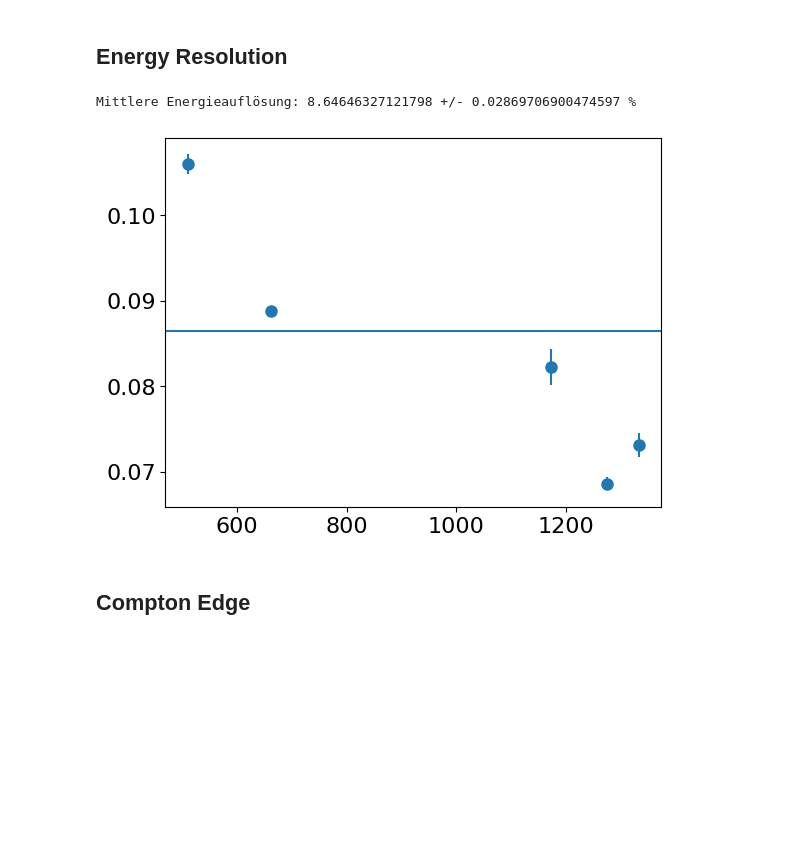
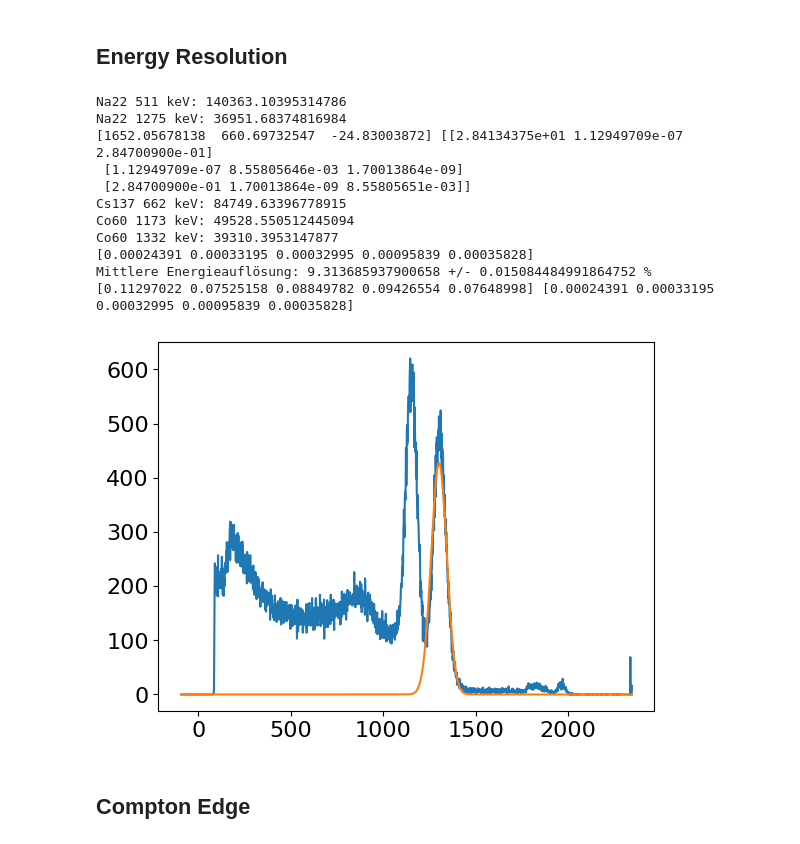
Before and after one commit to SteWey0/Fortgeschrittenenpraktikum, a Jupyter notebook: Gammaspektroskopie/Auswertung.ipynb, the cells around one changed output. Cells and saved outputs as stored; diff of their text form; code cells hidden in the pictures; blank space fills up the shorter version.

```diff
--- a/Gammaspektroskopie/Auswertung.ipynb
+++ b/Gammaspektroskopie/Auswertung.ipynb
@@ -44,7 +44,7 @@ popt_1332, pcov_1332 = curve_fit(gauss, b[m_1332], c[m_1332], p0=[1e3, 10, 1])
 mus = np.array([popt_511[1], popt_1275[1], popt_662[1], popt_1173[1], popt_1332[1]])
 err_mus = np.array([np.sqrt(pcov_511[1,1]), np.sqrt(pcov_1275[1,1]), np.sqrt(pcov_662[1,1]), np.sqrt(pcov_1173[1,1]), np.sqrt(pcov_1332[1,1])])
 energies = np.array([511, 1275, 662, 1173, 1332])
-(cal_slope, cal_intersect), pcov = curve_fit(lambda x, m, t: m*x + t, mus, energies, p0=[1,0], sigma=err_mus, absolute_sigma=True)
+(cal_slope, cal_intersect), pcov = curve_fit(lambda x, m, t: m*x + t, mus, energies, p0=[1,0], absolute_sigma=True)
 
 def calibrate(x, m=cal_slope, t=cal_intersect):
     return m*x + t
@@ -52,11 +52,12 @@ def calibrate(x, m=cal_slope, t=cal_intersect):
 fig,ax=plt.subplots(figsize=(7.5,5))
 ax.errorbar(mus, energies, None, err_mus, 'o', label='Messdaten')
 x = np.linspace(3,14,2)
-ax.plot(x, calibrate(x), label=f'Kalibrationsgerade: \n m={cal_slope :.2f} keV/V \n t={cal_intersect :.2f} keV')
+ax.plot(x, calibrate(x), label=f'Kalibrationsgerade: \n a={cal_slope :.2f} $\pm$ {pcov[0,0]**0.5:.2f} keV/V \n b={cal_intersect :.2f} $\pm$ {pcov[1,1]**0.5:.2f} keV')
 ax.set(xlabel='Spannung [V]', ylabel='Energie [keV]')
 ax.legend()
 ax.grid()
 fig.tight_layout()
 plt.savefig('plots/sz_calibration.pdf', bbox_inches='tight')
-pcov
+print([popt_511[2], popt_1275[2], popt_662[2], popt_1173[2], popt_1332[2]])
+np.sqrt(np.diag(pcov))#
 # %% [output]
@@ -78,54 +79,88 @@ width = calibrate(0.01, cal_slope , 0) # And width
 na22 = []
 m1 = (bins>300) & (bins<700)
 m2 = (bins>1100) & (bins<1500)
-popt1, pcov1 = curve_fit(gauss, bins[m1], c_na[m1], p0=[1e3, 511, 1])
-popt2, pcov2 = curve_fit(gauss, bins[m2], c_na[m2], p0=[1e3, 1275, 1])
+popt1, pcov1 = curve_fit(gauss, bins[m1], c_na[m1], p0=[1e3, 511, 1], sigma=np.sqrt(c_na[m1]), absolute_sigma=True)
+popt2, pcov2 = curve_fit(gauss, bins[m2], c_na[m2], p0=[1e3, 1275, 1], sigma=np.sqrt(c_na[m2]), absolute_sigma=True)
 na22.append([popt1, np.diag(pcov1)**0.5, popt2, np.diag(pcov2)**0.5])
 na22 = np.array(na22).squeeze()
+# Calculate and print the counts in the peaks for task 2.5
+l_edge, r_edge = popt1[1]-np.abs(popt1[2]), popt1[1]+np.abs(popt1[2])
+counts = np.sum(c_na[(bins>=l_edge) & (bins<=r_edge)])
+print('Na22 511 keV:', counts/0.683)
+l_edge, r_edge = popt2[1]-np.abs(popt2[2]), popt2[1]+np.abs(popt2[2])
+counts = np.sum(c_na[(bins>=l_edge) & (bins<=r_edge)])
+print('Na22 1275 keV:', counts/0.683)
 
 #Cs137:
 cs137 = []
 m1 = (bins>500) & (bins<1000)
-popt1, pcov1 = curve_fit(gauss, bins[m1], c_cs[m1], p0=[1e3, 511, 1])
+popt1, pcov1 = curve_fit(gauss, bins[m1], c_cs[m1], p0=[1e3, 500, 1])
 cs137.append([popt1, np.diag(pcov1)**0.5])
 cs137 = np.array(cs137).squeeze()
+print(popt1, pcov1)
+
+# Calculate and print the counts in the peaks for task 2.5
+l_edge, r_edge = popt1[1]-np.abs(popt1[2]), popt1[1]+np.abs(popt1[2])
+counts = np.sum(c_cs[(bins>=l_edge) & (bins<=r_edge)])
+print('Cs137 662 keV:', counts/0.683)
+
 
 #Co60:
 co60 = []
 m1 = (bins>1050) & (bins<1190)
 m2 = (bins>1200) & (bins<1500)
-popt1, pcov1 = curve_fit(gauss, bins[m1], c_co[m1], p0=[500, 1e3, 100])
-popt2, pcov2 = curve_fit(gauss, bins[m2], c_co[m2], p0=[500, 1200, 100])
+popt1, pcov1 = curve_fit(gauss, bins[m1], c_co[m1], p0=[500, 1e3, 100], sigma=np.sqrt(c_co[m1]), absolute_sigma=True)
+popt2, pcov2 = curve_fit(gauss, bins[m2], c_co[m2], p0=[500, 1200, 100], sigma=np.sqrt(c_co[m2]), absolute_sigma=True)
 co60.append([popt1, np.diag(pcov1)**0.5, popt2, np.diag(pcov2)**0.5])
 co60 = np.array(co60).squeeze()
-# plt.bar(bins, c_co, width=width, color=cmap[0], label='Messdaten')
-# plt.plot(bins[m1], gauss(bins[m1], *co60[0]), color=cmap[1], label='Annihilation')
-# plt.plot(bins[m2], gauss(bins[m2], *co60[2]), color=cmap[3], label='$\gamma$-Zerfall')
+
+plt.plot(bins, c_co, label='Cs137')
+plt.plot(bins, gauss(bins, *popt2), label='Fit')
+# Calculate and print the counts in the peaks for task 2.5
+l_edge, r_edge = popt1[1]-np.abs(popt1[2]), popt1[1]+np.abs(popt1[2])
+counts = np.sum(c_co[(bins>=l_edge) & (bins<=r_edge)])
+print('Co60 1173 keV:', counts/0.683)
+l_edge, r_edge = popt2[1]-np.abs(popt2[2]), popt2[1]+np.abs(popt2[2])
+counts = np.sum(c_co[(bins>=l_edge) & (bins<=r_edge)])
+print('Co60 1332 keV:', counts/0.683)
+
 
 # Calc resolution:
 fwhm = lambda sigma: 2*np.sqrt(2*np.log(2))*sigma
 res_na22 = [fwhm(na22[0,2])/na22[0,1], fwhm(na22[2,2])/na22[2,1]]
 res_cs137 = fwhm(cs137[0,2])/cs137[0,1]
 res_co60 = [fwhm(co60[0,2])/co60[0,1], fwhm(co60[2,2])/co60[2,1]]
 res = np.abs(np.array([*res_na22, res_cs137, *res_co60]))
+
 def err_on_res(mu, sigma, errmu, errsigma):
     return np.sqrt((fwhm(errsigma)/mu)**2 + (fwhm(sigma)*errmu/mu**2)**2)
 err_res_na22 = [err_on_res(na22[0,1], na22[0,2], na22[1,1], na22[1,2]),
                 err_on_res(na22[2,1], na22[2,2], na22[3,1], na22[3,2])]
 err_res_cs137 = err_on_res(cs137[0,1], cs137[0,2], cs137[1,1], cs137[1,2])#
 err_res_co60 = [err_on_res(co60[0,1], co60[0,2], co60[1,1], co60[1,2]),
                 err_on_res(co60[2,1], co60[2,2], co60[3,1], co60[3,2])]
 err_res = np.abs(np.array([*err_res_na22, err_res_cs137, *err_res_co60]))
-
+print(err_res)
 # Calc weighted mean and error on it:
 mean = np.average(res, weights=err_res**-2)
 err_mean = np.sqrt(1/np.sum(err_res**-2))
-plt.errorbar([511, 1275, 662, 1173, 1332], np.abs(res), err_res, None, 'o')
-plt.axhline(mean)
+# plt.errorbar([511, 1275, 662, 1173, 1332], np.abs(res), err_res, None, 'o')
+# plt.axhline(mean)
 print('Mittlere Energieauflösung:',mean*100, '+/-', err_mean*100, '%')
+print(res, err_res)
 # %% [output]
-Mittlere Energieauflösung: 8.64646327121798 +/- 0.02869706900474597 %
+Na22 511 keV: 140363.10395314786
+Na22 1275 keV: 36951.68374816984
+[1652.05678138  660.69732547  -24.83003872] [[2.84134375e+01 1.12949709e-07 2.84700900e-01]
+ [1.12949709e-07 8.55805646e-03 1.70013864e-09]
+ [2.84700900e-01 1.70013864e-09 8.55805651e-03]]
+Cs137 662 keV: 84749.63396778915
+Co60 1173 keV: 49528.550512445094
+Co60 1332 keV: 39310.3953147877
+[0.00024391 0.00033195 0.00032995 0.00095839 0.00035828]
+Mittlere Energieauflösung: 9.313685937900658 +/- 0.015084484991864752 %
+[0.11297022 0.07525158 0.08849782 0.09426554 0.07648998] [0.00024391 0.00033195 0.00032995 0.00095839 0.00035828]
-[figure, old version]
+[figure, new version]
 # %% [markdown]
 ## Compton Edge
 # %%
```
Also changed, not shown: parts of 9 cells of this notebook, 19 other files.
